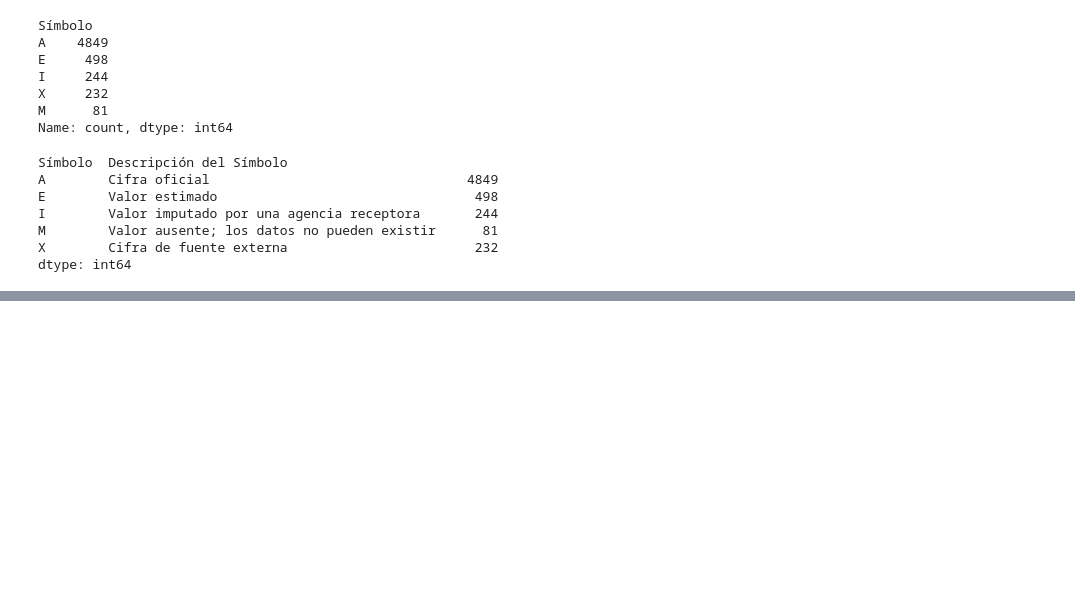
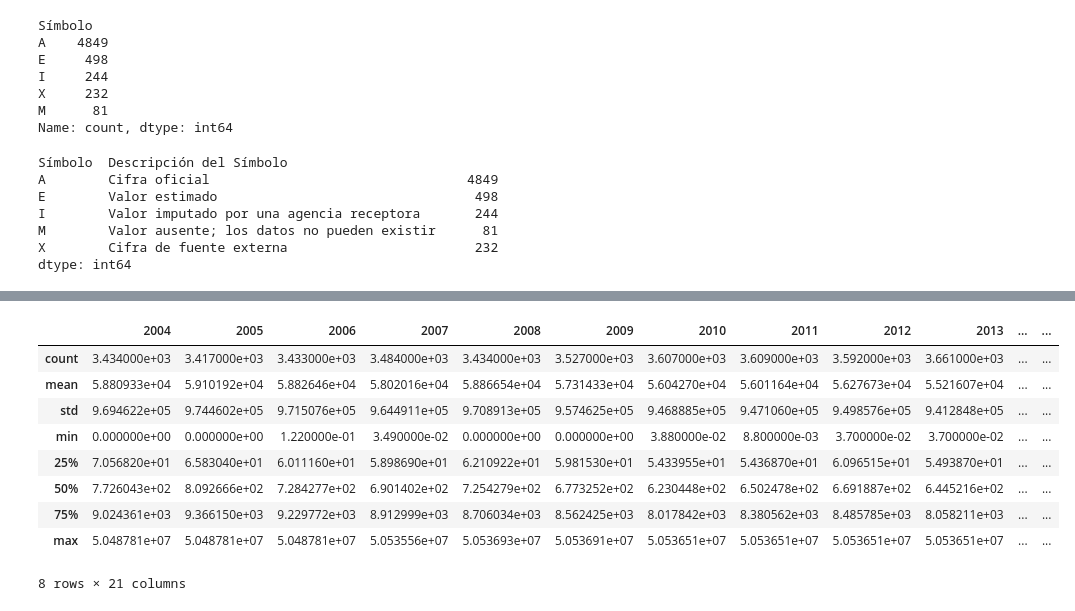
Before and after one commit to RosaSierr0609/Impacto-del-clima-en-la-agricultura-, a Jupyter notebook: 1. Exploración_preprocesamiento.ipynb, the cells around one changed output, grey strips where cells are left out. Drawn from its saved outputs; the diff is of its cells as text; code cells hidden in the pictures; blank space fills up the shorter version.

```diff
--- a/1. Exploración_preprocesamiento.ipynb
+++ b/1. Exploración_preprocesamiento.ipynb
@@ -146,0 +250,13 @@ np.int64(0)
+# %%
+agric_ESP.describe()
+# %% [output]
+|  | 2004 | 2005 | 2006 | 2007 | 2008 | 2009 | 2010 | 2011 | 2012 | 2013 | ... | ... |
+| count | 3.434000e+03 | 3.417000e+03 | 3.433000e+03 | 3.484000e+03 | 3.434000e+03 | 3.527000e+03 | 3.607000e+03 | 3.609000e+03 | 3.592000e+03 | 3.661000e+03 | ... | ... |
+| mean | 5.880933e+04 | 5.910192e+04 | 5.882646e+04 | 5.802016e+04 | 5.886654e+04 | 5.731433e+04 | 5.604270e+04 | 5.601164e+04 | 5.627673e+04 | 5.521607e+04 | ... | ... |
+| std | 9.694622e+05 | 9.744602e+05 | 9.715076e+05 | 9.644911e+05 | 9.708913e+05 | 9.574625e+05 | 9.468885e+05 | 9.471060e+05 | 9.498576e+05 | 9.412848e+05 | ... | ... |
+| min | 0.000000e+00 | 0.000000e+00 | 1.220000e-01 | 3.490000e-02 | 0.000000e+00 | 0.000000e+00 | 3.880000e-02 | 8.800000e-03 | 3.700000e-02 | 3.700000e-02 | ... | ... |
+| 25% | 7.056820e+01 | 6.583040e+01 | 6.011160e+01 | 5.898690e+01 | 6.210922e+01 | 5.981530e+01 | 5.433955e+01 | 5.436870e+01 | 6.096515e+01 | 5.493870e+01 | ... | ... |
+| 50% | 7.726043e+02 | 8.092666e+02 | 7.284277e+02 | 6.901402e+02 | 7.254279e+02 | 6.773252e+02 | 6.230448e+02 | 6.502478e+02 | 6.691887e+02 | 6.445216e+02 | ... | ... |
+| 75% | 9.024361e+03 | 9.366150e+03 | 9.229772e+03 | 8.912999e+03 | 8.706034e+03 | 8.562425e+03 | 8.017842e+03 | 8.380562e+03 | 8.485785e+03 | 8.058211e+03 | ... | ... |
+| max | 5.048781e+07 | 5.048781e+07 | 5.048781e+07 | 5.053556e+07 | 5.053693e+07 | 5.053691e+07 | 5.053651e+07 | 5.053651e+07 | 5.053651e+07 | 5.053651e+07 | ... | ... |
+8 rows × 21 columns
```
Also changed, not shown: parts of 15 cells of this notebook.
